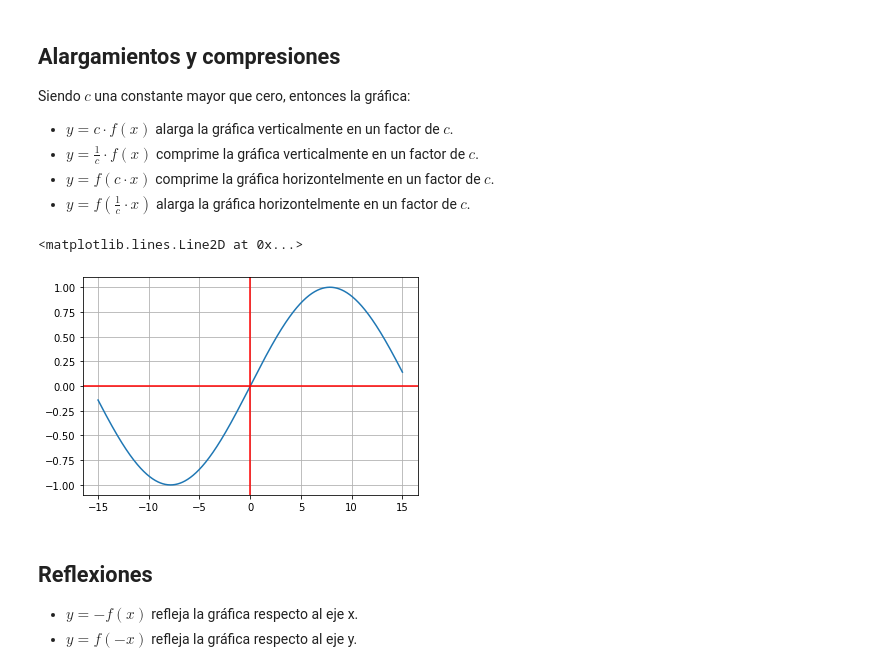
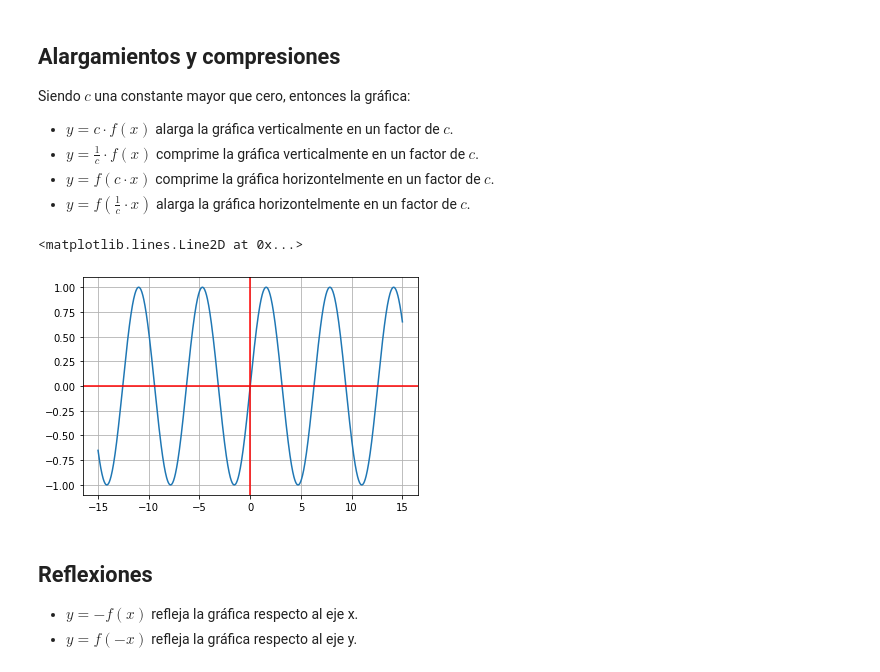
Before and after one commit to Edgar0617/Platzi, a Jupyter notebook: Cómo_manipular_funciones.ipynb, the cells around one changed output. Saved outputs shown, nothing was run; the diff lists cells and outputs as text; code cells hidden in the pictures.

```diff
--- a/Cómo_manipular_funciones.ipynb
+++ b/Cómo_manipular_funciones.ipynb
@@ -43,21 +43,21 @@ Siendo $c$ una constante mayor que cero, entonces la gráfica:
 # %%
 def f(x):
   return np.sin(x)
 
 c = 5
 
 x = np.linspace(-15,15,1000)
 
-y =f(1/c*x)
+y =f(x)
 
 
 plt.plot(x,y)
 plt.grid()
 plt.axhline(y=0, color='r')
 plt.axvline(x=0, color='r')
 # %% [output]
 <matplotlib.lines.Line2D at 0x...>
-[figure, old version]
+[figure, new version]
 # %% [markdown]
 ## Reflexiones
 
```
